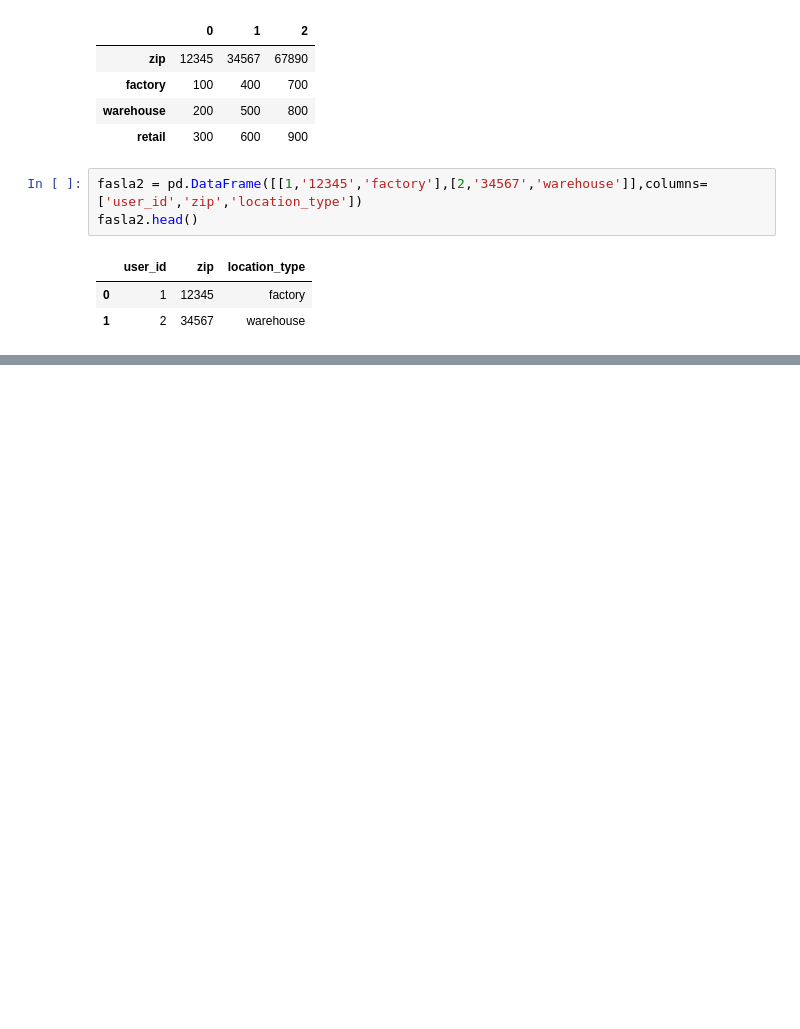
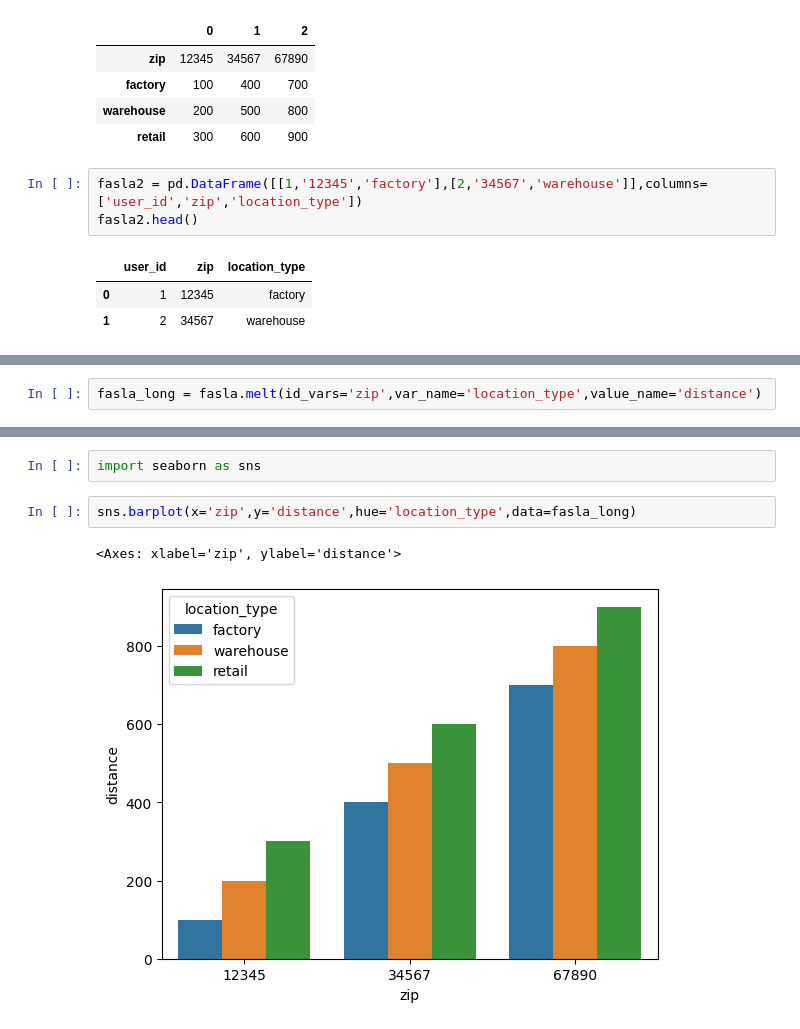
Before and after one commit to UzairHussain193/DataScience_with_Python, a Jupyter notebook: Chilla_2023/pandas_03.ipynb, the cells around one changed output, grey strips where cells are left out. Saved outputs shown, nothing was run; the diff lists cells and outputs as text; blank space fills up the shorter version.

```diff
--- a/Chilla_2023/pandas_03.ipynb
+++ b/Chilla_2023/pandas_03.ipynb
@@ -1319,0 +1318,2 @@ f
+# %%
+fasla_long = fasla.melt(id_vars='zip',var_name='location_type',value_name='distance')
@@ -1319,0 +1333,7 @@ f
+# %%
+import seaborn as sns
+# %%
+sns.barplot(x='zip',y='distance',hue='location_type',data=fasla_long)
+# %% [output]
+<Axes: xlabel='zip', ylabel='distance'>
+[figure, added]
```
Also changed, not shown: parts of 2 cells of this notebook.
